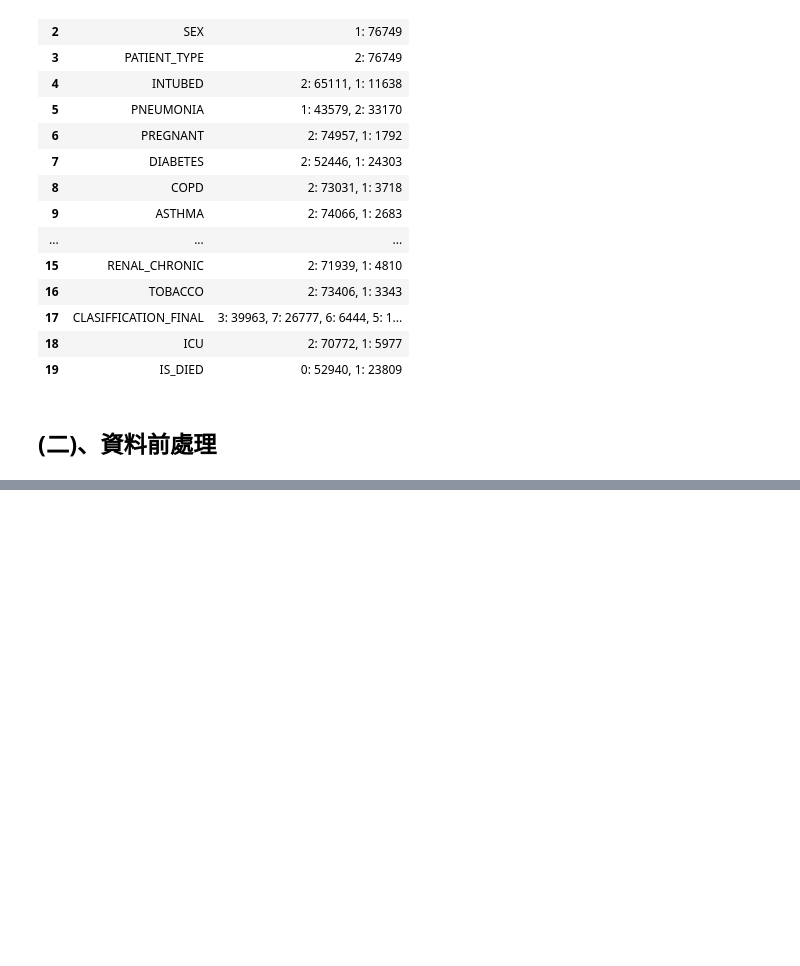
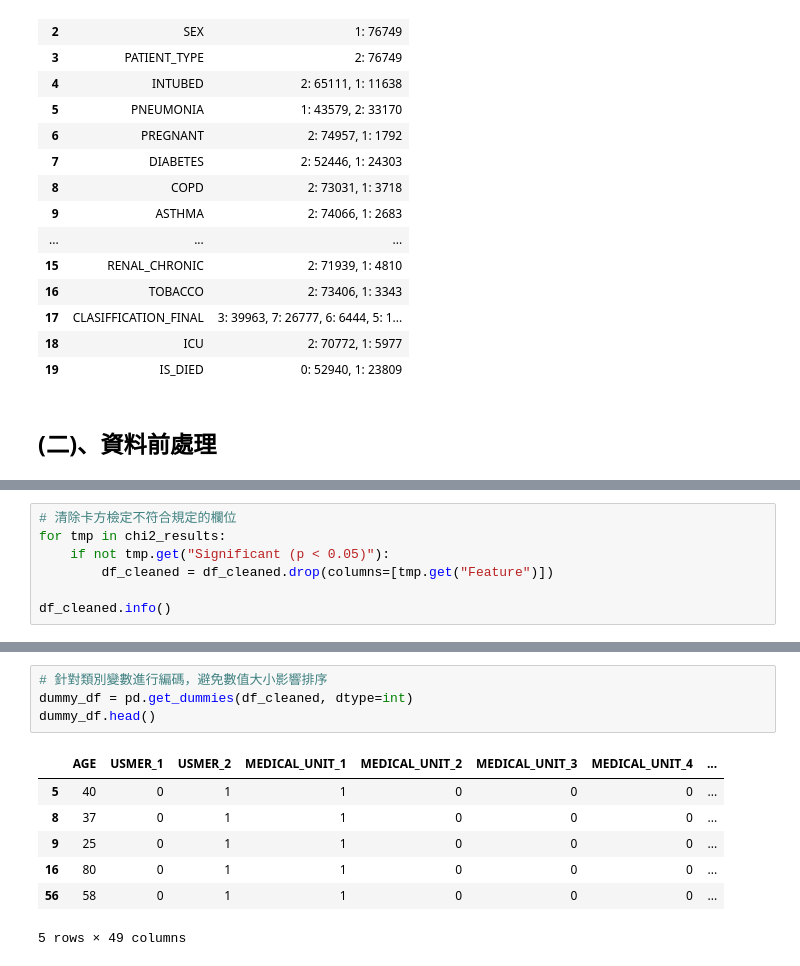
Before and after one commit to nickchen1998/FJU-ML-HW, a Jupyter notebook: covid-19_mortality_predict.ipynb, the cells around one changed output, grey strips where cells are left out. Drawn from its saved outputs; the diff is of its cells as text; blank space fills up the shorter version.

```diff
--- a/covid-19_mortality_predict.ipynb
+++ b/covid-19_mortality_predict.ipynb
@@ -204,0 +203,7 @@ chi2_results_df
+# %%
+# 清除卡方檢定不符合規定的欄位
+for tmp in chi2_results:
+    if not tmp.get("Significant (p < 0.05)"):
+        df_cleaned = df_cleaned.drop(columns=[tmp.get("Feature")])
+
+df_cleaned.info()
@@ -453,0 +269,12 @@ Testing spe: 92.19
+# %%
+# 針對類別變數進行編碼，避免數值大小影響排序
+dummy_df = pd.get_dummies(df_cleaned, dtype=int)
+dummy_df.head()
+# %% [output]
+|  | AGE | USMER_1 | USMER_2 | MEDICAL_UNIT_1 | MEDICAL_UNIT_2 | MEDICAL_UNIT_3 | MEDICAL_UNIT_4 | ... |
+| 5 | 40 | 0 | 1 | 1 | 0 | 0 | 0 | ... |
+| 8 | 37 | 0 | 1 | 1 | 0 | 0 | 0 | ... |
+| 9 | 25 | 0 | 1 | 1 | 0 | 0 | 0 | ... |
+| 16 | 80 | 0 | 1 | 1 | 0 | 0 | 0 | ... |
+| 56 | 58 | 0 | 1 | 1 | 0 | 0 | 0 | ... |
+5 rows × 49 columns
```
Also changed, not shown: parts of 10 cells of this notebook.
